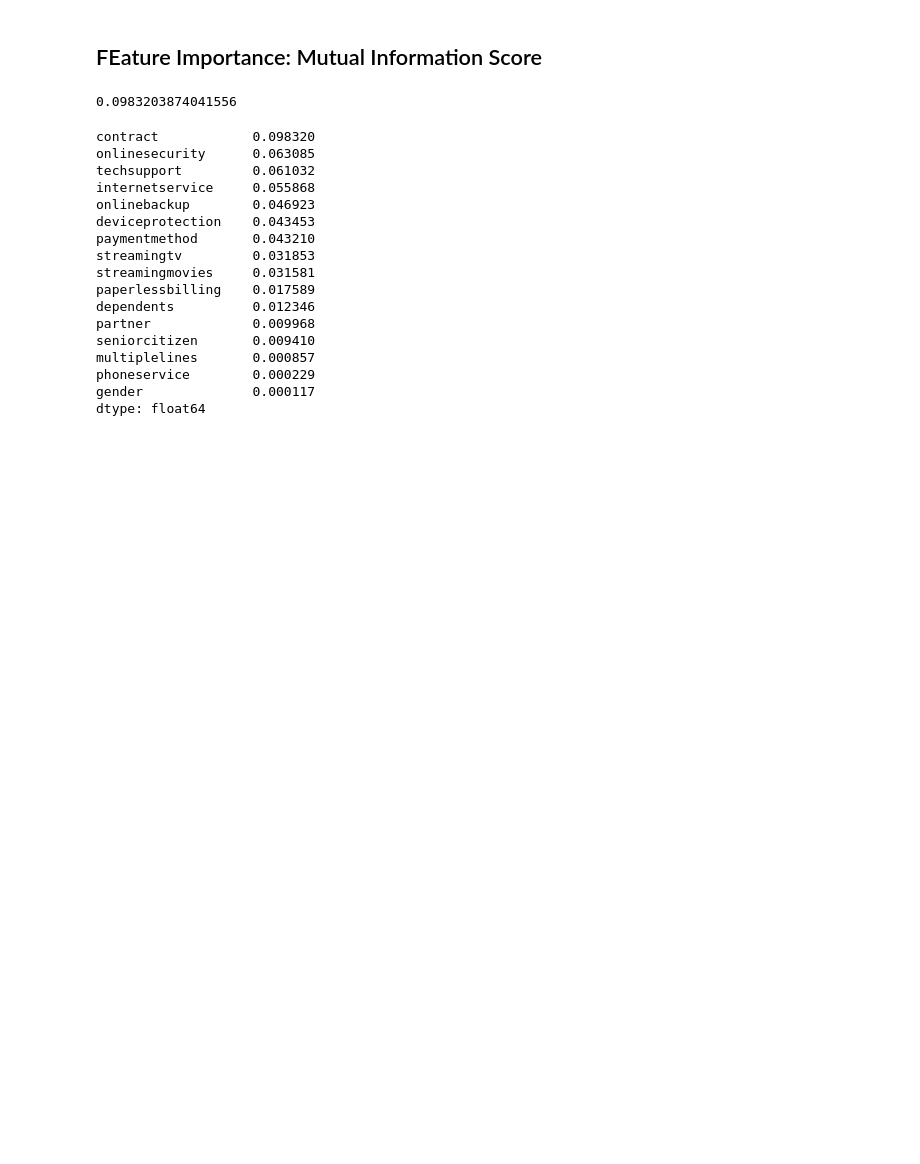
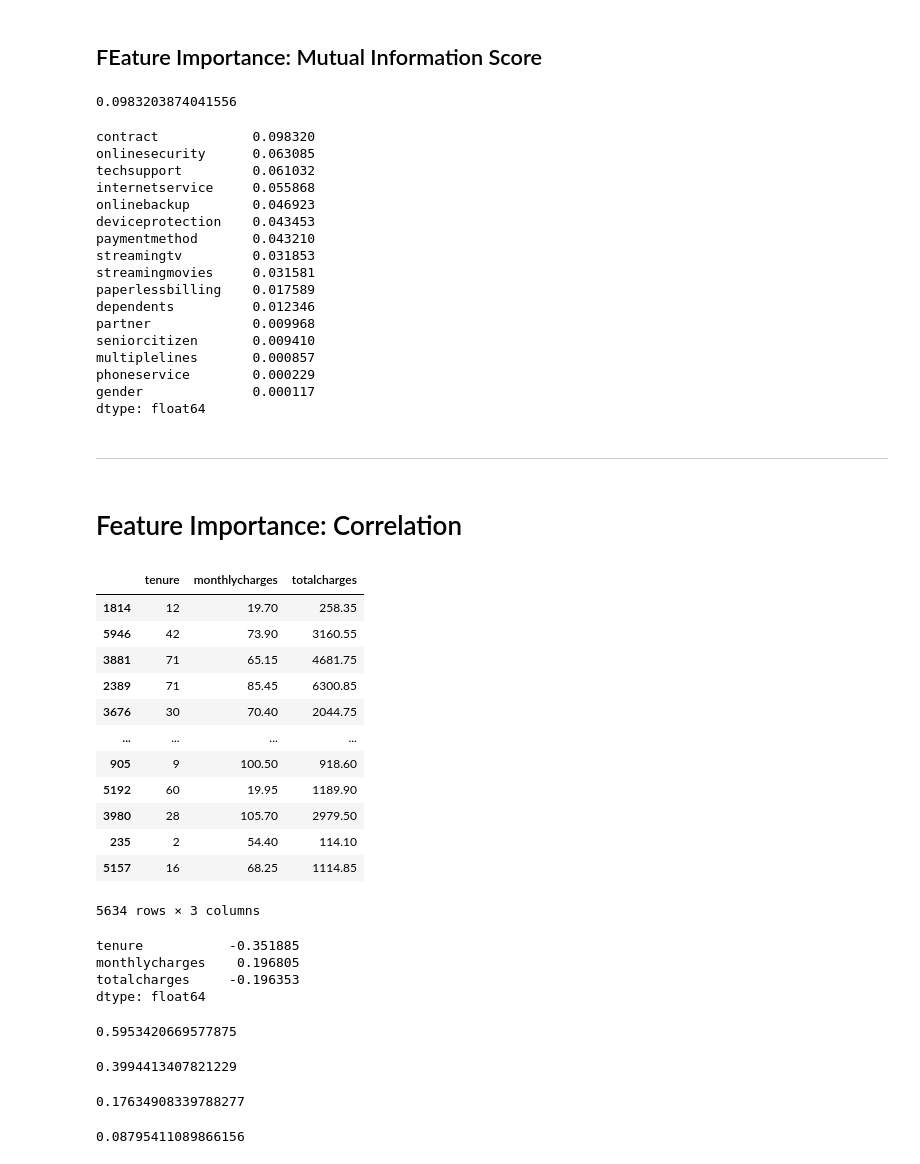
Before and after one commit to tummala-hareesh/ml_zoomcamp_ht, a Jupyter notebook: ipynb/03_customer_churn_prediction.ipynb, the cells around one changed output. Saved outputs shown, nothing was run; the diff lists cells and outputs as text; code cells hidden in the pictures; blank space fills up the shorter version.

```diff
--- a/ipynb/03_customer_churn_prediction.ipynb
+++ b/ipynb/03_customer_churn_prediction.ipynb
@@ -431,3 +431,47 @@ multiplelines       0.000857
 phoneservice        0.000229
 gender              0.000117
 dtype: float64
+# %% [markdown]
+***
+# %% [markdown]
+# Feature Importance: Correlation
+# %%
+df_train_full[list_features_num]
+# %% [output]
+|  | tenure | monthlycharges | totalcharges |
+| 1814 | 12 | 19.70 | 258.35 |
+| 5946 | 42 | 73.90 | 3160.55 |
+| 3881 | 71 | 65.15 | 4681.75 |
+| 2389 | 71 | 85.45 | 6300.85 |
+| 3676 | 30 | 70.40 | 2044.75 |
+| ... | ... | ... | ... |
+| 905 | 9 | 100.50 | 918.60 |
+| 5192 | 60 | 19.95 | 1189.90 |
+| 3980 | 28 | 105.70 | 2979.50 |
+| 235 | 2 | 54.40 | 114.10 |
+| 5157 | 16 | 68.25 | 1114.85 |
+5634 rows × 3 columns
+# %%
+df_train_full[list_features_num].corrwith(df_train_full.churn)
+# %% [output]
+tenure           -0.351885
+monthlycharges    0.196805
+totalcharges     -0.196353
+dtype: float64
+# %%
+df_train_full[df_train_full.tenure <= 2].churn.mean()
+# %% [output]
+0.5953420669577875
+# %%
+df_train_full[(df_train_full.tenure > 2) & (df_train_full.tenure <= 12)].churn.mean()
+# %% [output]
+0.3994413407821229
+# %%
+df_train_full[df_train_full.tenure > 12].churn.mean()
+# %% [output]
+0.17634908339788277
+# %%
+## Monthly charges
+df_train_full[df_train_full.monthlycharges <= 20].churn.mean()
+# %% [output]
+0.08795411089866156
```
Also changed, not shown: parts of 5 cells of this notebook, 1 other file.
